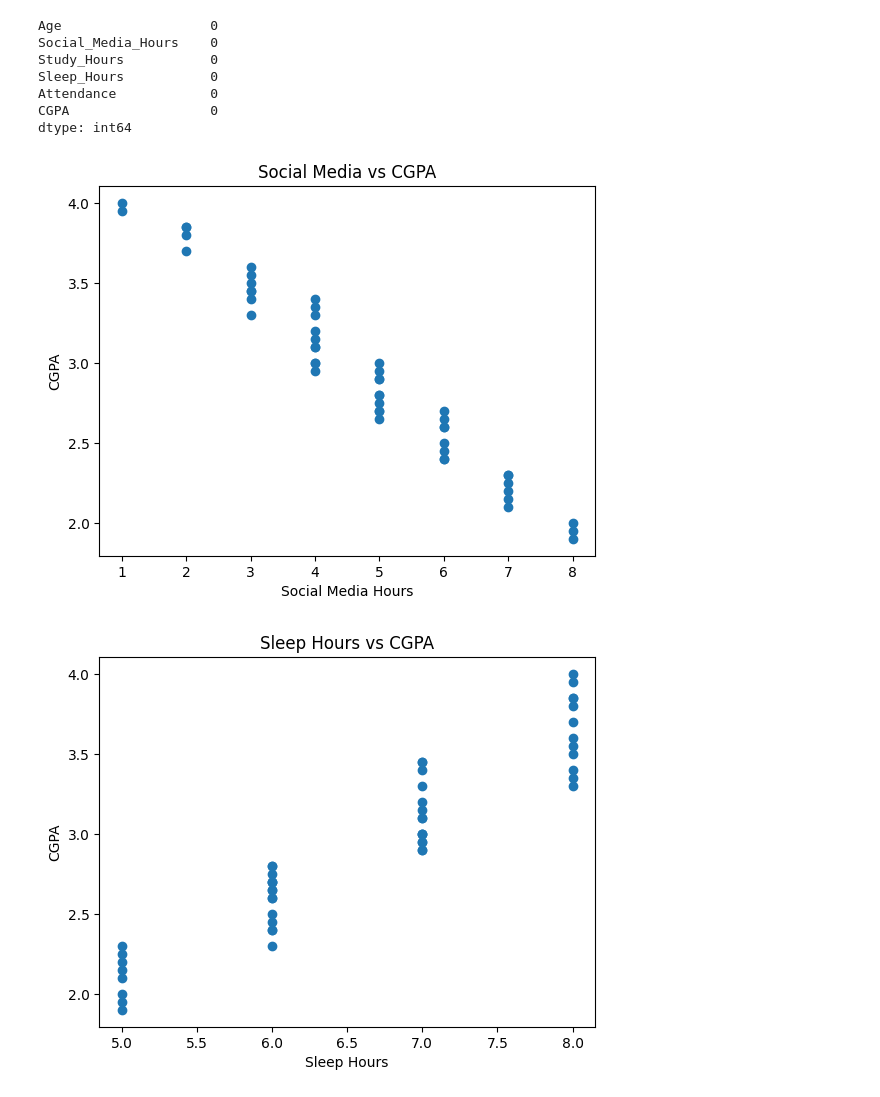
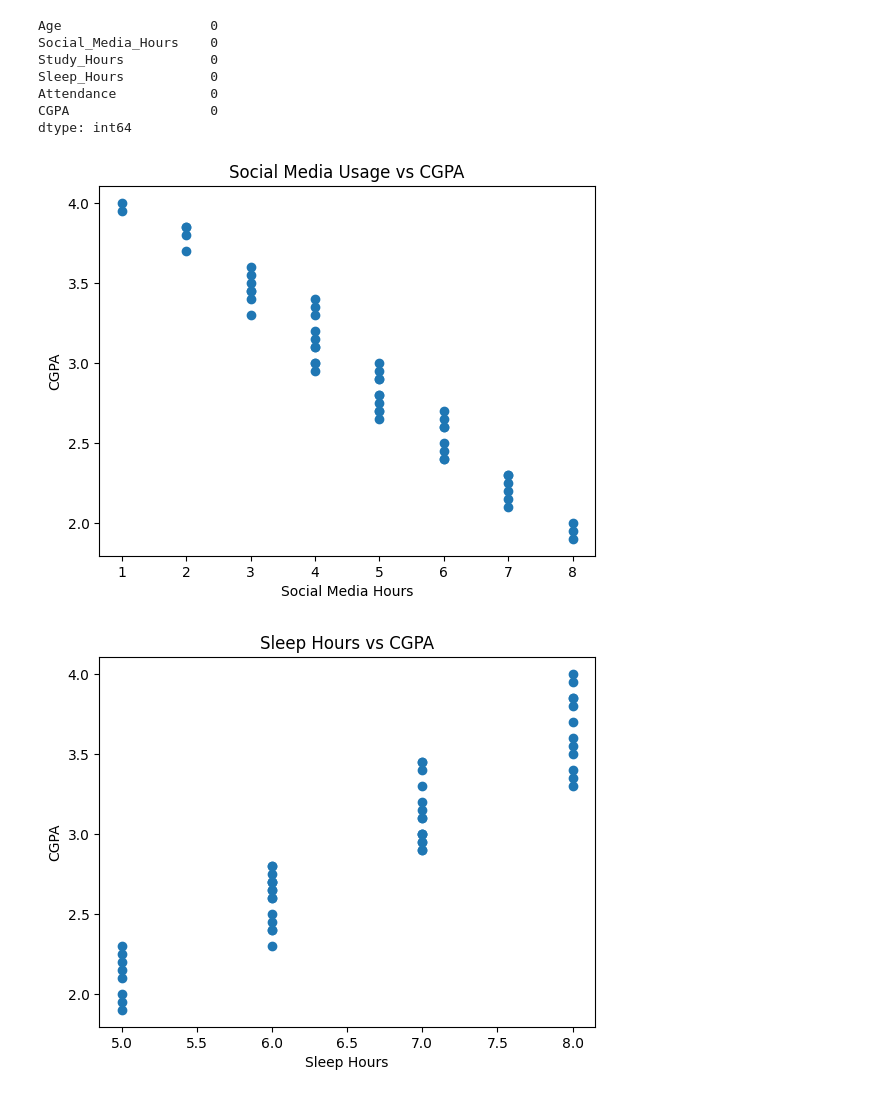
Before and after one commit to Muntaha2427/Sidrat-s-Python-code, a Jupyter notebook: Python's Short Projects/Study_Impact_Data_Analysis.ipynb, the cells around one changed output. Drawn from its saved outputs; the diff is of its cells as text; code cells hidden in the pictures.

```diff
--- a/Python's Short Projects/Study_Impact_Data_Analysis.ipynb
+++ b/Python's Short Projects/Study_Impact_Data_Analysis.ipynb
@@ -64,11 +64,11 @@ dtype: int64
 # %%
 plt.scatter(df["Social_Media_Hours"],df["CGPA"])
 plt.xlabel("Social Media Hours")
 plt.ylabel("CGPA")
-plt.title("Social Media vs CGPA")
+plt.title("Social Media Usage vs CGPA")
 plt.show()
 # %% [output]
-[figure, old version]
+[figure, new version]
 # %%
 plt.scatter(df["Sleep_Hours"],df["CGPA"])
 plt.xlabel("Sleep Hours")
```
